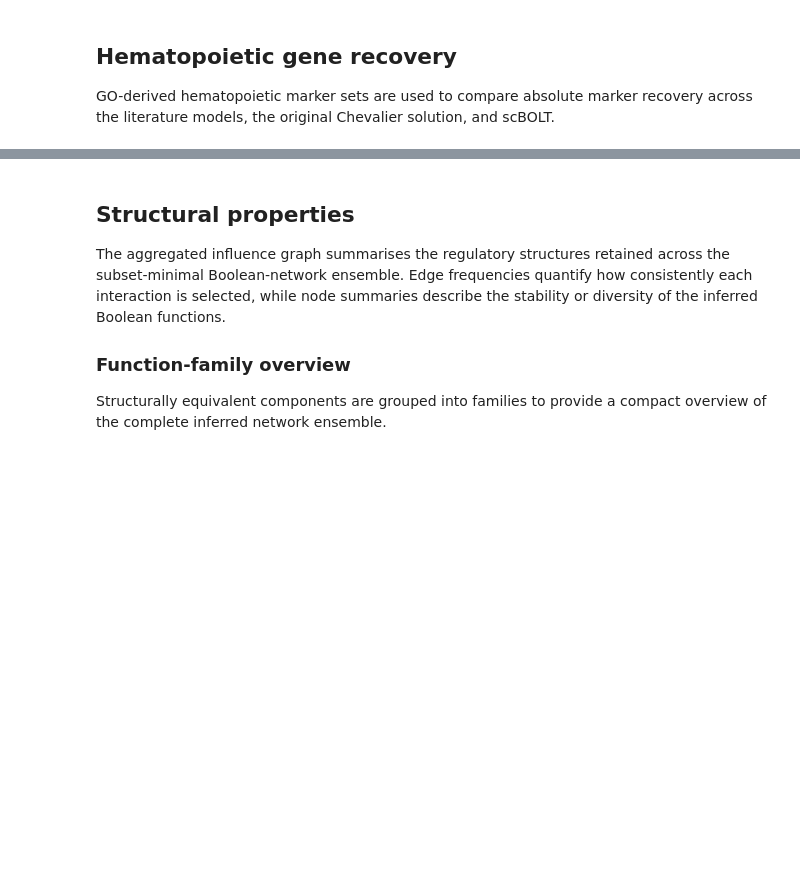
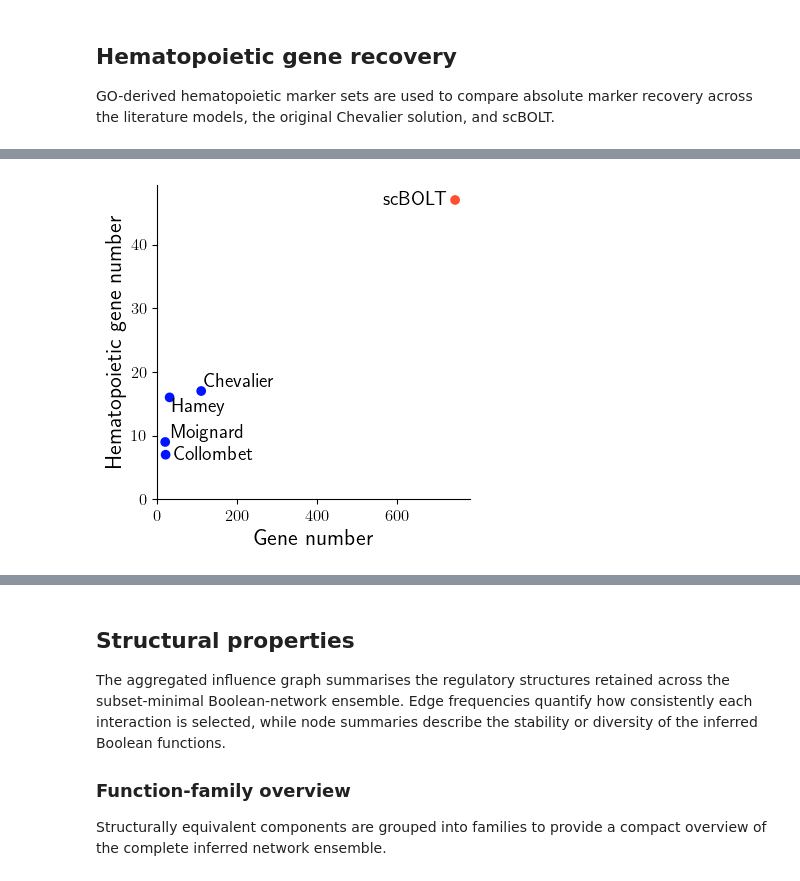
Before and after one commit to bnediction/scbolt-case-studies, a Jupyter notebook: hematopoiesis/notebooks/bn.ipynb, the cells around one changed output, grey strips where cells are left out. Drawn from its saved outputs; the diff is of its cells as text; code cells hidden in the pictures; blank space fills up the shorter version.

```diff
--- a/hematopoiesis/notebooks/bn.ipynb
+++ b/hematopoiesis/notebooks/bn.ipynb
@@ -535,46 +623,53 @@ print(f"number of enlarged hematopoietic markers: {enlarged_hematopoiesis_number
 # %%
 # Absolute hematopoietic gene recovery across models
 
 x = [len(gene) for gene in genes.values()]
 y = hematopoiesis_number.values()
 
 colors = [
     bt.omics.pl.get_color("red") if model == "scBOLT" else bt.omics.pl.get_color("blue")
     for model in hematopoiesis_number
 ]
 
 fig, ax = plt.subplots(figsize=(4, 4))
 
 ax.scatter(x, y, c=colors, alpha=1)
 
+label_offsets = {
+    "Collombet": (6, 0),
+    "Hamey": (2, -1),
+    "Moignard": (4, 0.01),
+    "Chevalier": (2, 0.5),
+    "scBOLT": (-6, 0),
+}
+
 for k, xi, yi in zip(hematopoiesis_number, x, y):
-    if k == "scBOLT":
-        ax.text(xi, yi + 0.3, k, fontsize=14, ha="right", va="bottom")
-    else:
-        ax.text(
-            xi + 3,
-            yi,
-            k,
-            fontsize=14,
-            ha="left",
-            va="bottom" if k != "Chevalier" else "top",
-        )
+    x_offset, y_offset = label_offsets.get(k, (6, 0))
+    ax.annotate(
+        k,
+        xy=(xi, yi),
+        xytext=(x_offset, y_offset),
+        textcoords="offset points",
+        fontsize=14,
+        ha="right" if k == "scBOLT" else "left",
+        va="bottom" if y_offset > 0 else "top" if y_offset < 0 else "center",
+    )
 
-ax.set_xlim(0, max(x) + 5)
-ax.set_ylim(0, max(y) + 2)
-ax.set_yticks([5, 10, 15, 20])
+ax.set_xlim(0, max(x) * 1.05)
+ax.set_ylim(0, max(y) * 1.05)
 
 ax.set_xlabel("Gene number", fontsize=16)
 ax.set_ylabel("Hematopoietic gene number", fontsize=16)
 
-plt.tight_layout()
+fig.tight_layout()
+fig.savefig(
+    FIGURE_DIR / "hematopoietic_gene_recovery.pdf",
+    bbox_inches="tight",
+)
 plt.show()
-# plt.savefig(
-#    "hematopoietic_gene_recovery.pdf",
-#    dpi=300,
-#    bbox_inches="tight"
-# )
 plt.close()
+# %% [output]
+[figure, added]
 # %%
 # Absolute hematopoietic gene recovery across models
 
```
Also changed, not shown: parts of 18 cells of this notebook, 5 other files.
